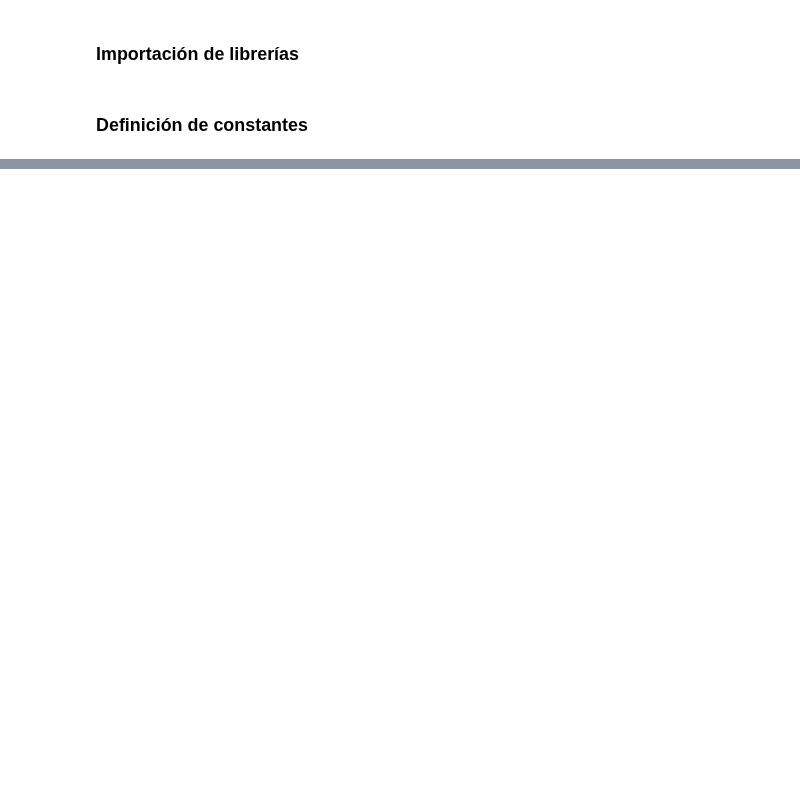
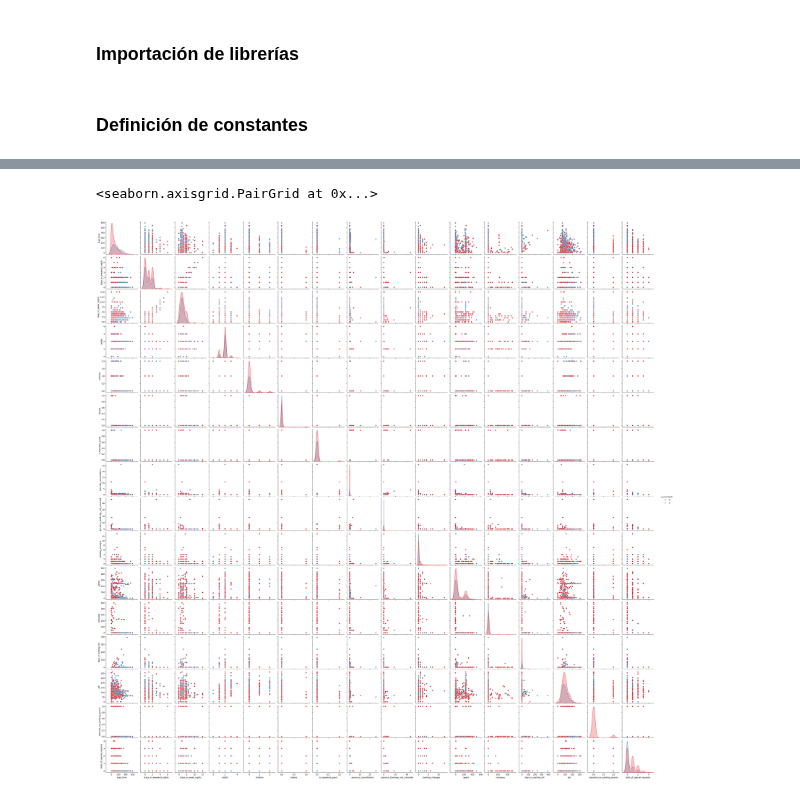
Before and after one commit to jaimeloci/pontia-ml-proyecto-final, a Jupyter notebook: notebooks/exploracion/eda_inicial_jaime.ipynb, the cells around one changed output, grey strips where cells are left out. Drawn from its saved outputs; the diff is of its cells as text; code cells hidden in the pictures; blank space fills up the shorter version.

Commit message:
Modificar script de análisis exploratorio de datos

```diff
--- a/notebooks/exploracion/eda_inicial_jaime.ipynb
+++ b/notebooks/exploracion/eda_inicial_jaime.ipynb
@@ -520,0 +68,6 @@ Wall time: 0 ns
+# %%
+# Cargamos el dataset de la práctica final
+df = pd.read_csv(PATH_DATASET_RAW)
+
+# Mostrar la información del dataframe
+df.info()
@@ -520,0 +206,3 @@ Wall time: 0 ns
+# %%
+# Duplicamos el DataFrame para no modificar el original
+df_preprocessed = df.copy()
@@ -520,0 +218,3 @@ Wall time: 0 ns
+# %%
+discarded_columns = ['assigned_room_type', 'reservation_status', 'reservation_status_date']
+df_preprocessed = df_preprocessed.drop(columns=discarded_columns)
@@ -520,0 +243,10 @@ Wall time: 0 ns
+# %%
+# 'agent' y 'company': cambiamos nulos por ceros
+for col in ['agent', 'company']:
+    df_preprocessed[col] = df_preprocessed[col].fillna(0).astype(int)
+
+# 'children': sustituir el valor nulo por cero.
+df_preprocessed['children'] = df_preprocessed['children'].fillna(0).astype(int)
+
+# 'country': sustituir nulos por el valor 'unknown'.
+df_preprocessed['country'] = df_preprocessed['country'].fillna('unknown')
@@ -520,0 +293,24 @@ Wall time: 0 ns
+# %%
+pairplot_column_list = [
+    'is_canceled',
+    'lead_time',
+    'stays_in_weekend_nights',
+    'stays_in_week_nights',
+    'adults',
+    'children',
+    'babies',
+    'is_repeated_guest',
+    'previous_cancellations',
+    'previous_bookings_not_canceled',
+    'booking_changes',
+    'agent',
+    'company',
+    'days_in_waiting_list',
+    'adr',
+    'required_car_parking_spaces',
+    'total_of_special_requests'
+]
+sns.pairplot(df_preprocessed[pairplot_column_list].sample(n=1000, random_state=42), hue='is_canceled', palette='Set1')
+# %% [output]
+<seaborn.axisgrid.PairGrid at 0x...>
+[figure, added]
```
Also changed, not shown: parts of 59 cells of this notebook.
